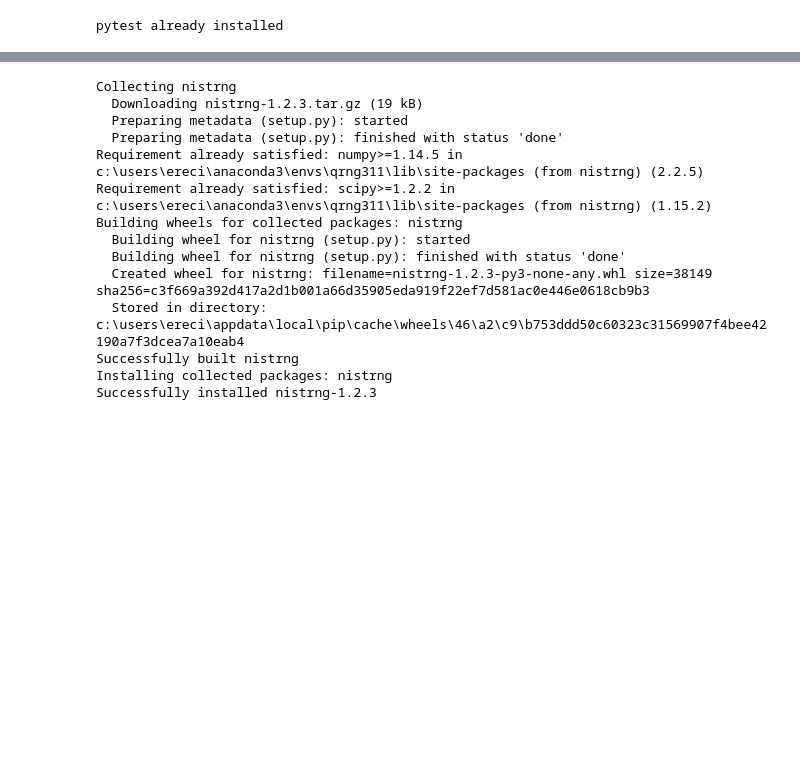
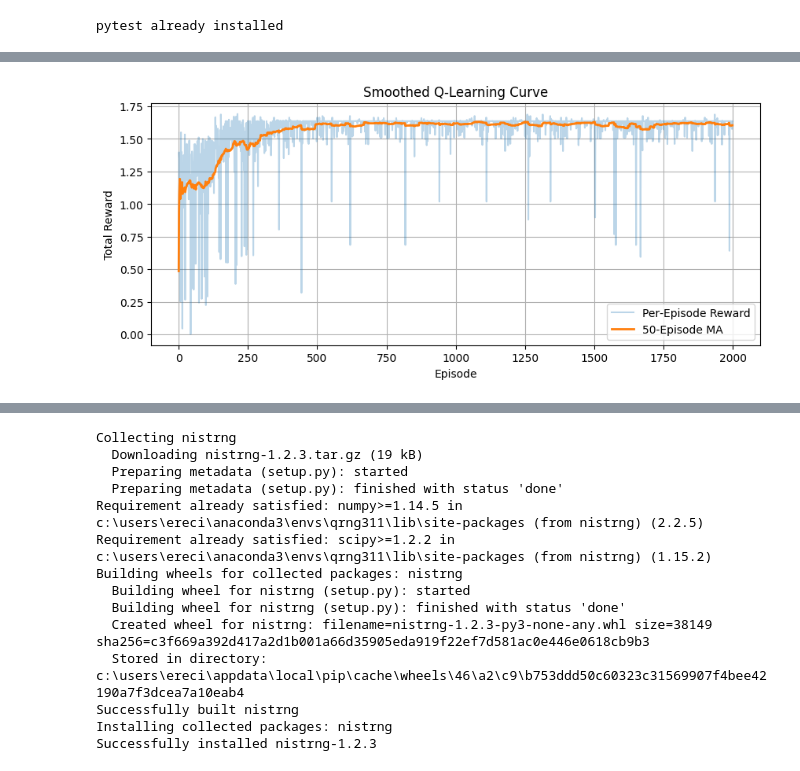
Before and after one commit to WarriorErik/QRANDOPT, a Jupyter notebook: notebooks/milestone3.ipynb, the cells around one changed output, grey strips where cells are left out. Cells and saved outputs as stored; diff of their text form; code cells hidden in the pictures; blank space fills up the shorter version.

Commit message:
displayed learning curve for RL meta extractor and improved training

```diff
--- a/notebooks/milestone3.ipynb
+++ b/notebooks/milestone3.ipynb
@@ -348,3 +385,23 @@ Training complete.
+# %%
+import pandas as pd
+
+rewards = agent.history_rewards
+episodes = np.arange(len(rewards))
+
+# compute 50‑episode moving average
+ma = pd.Series(rewards).rolling(window=50, min_periods=1).mean()
+
+plt.figure(figsize=(10,4))
+plt.plot(episodes, rewards, alpha=0.3, label="Per‑Episode Reward")
+plt.plot(episodes, ma,    lw=2,   label="50‑Episode MA")
+plt.xlabel("Episode")
+plt.ylabel("Total Reward")
+plt.title("Smoothed Q‑Learning Curve")
+plt.legend()
+plt.grid(True)
+plt.show()
+# %% [output]
+[figure, added]
 # %%
 
 
```
Also changed, not shown: parts of 15 cells of this notebook.
